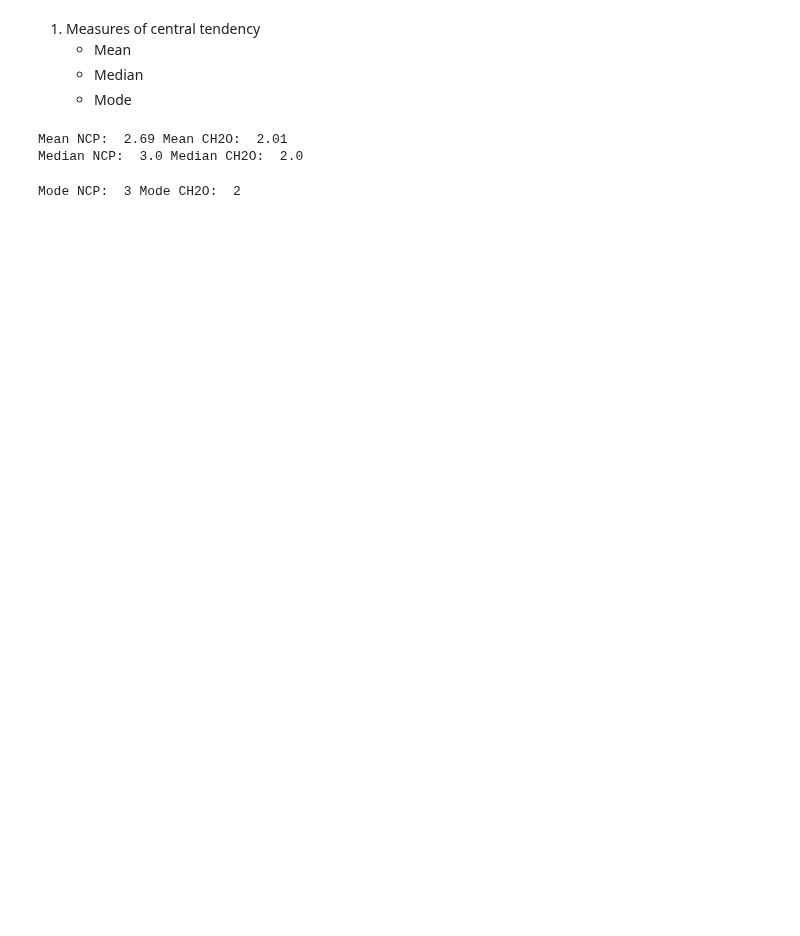
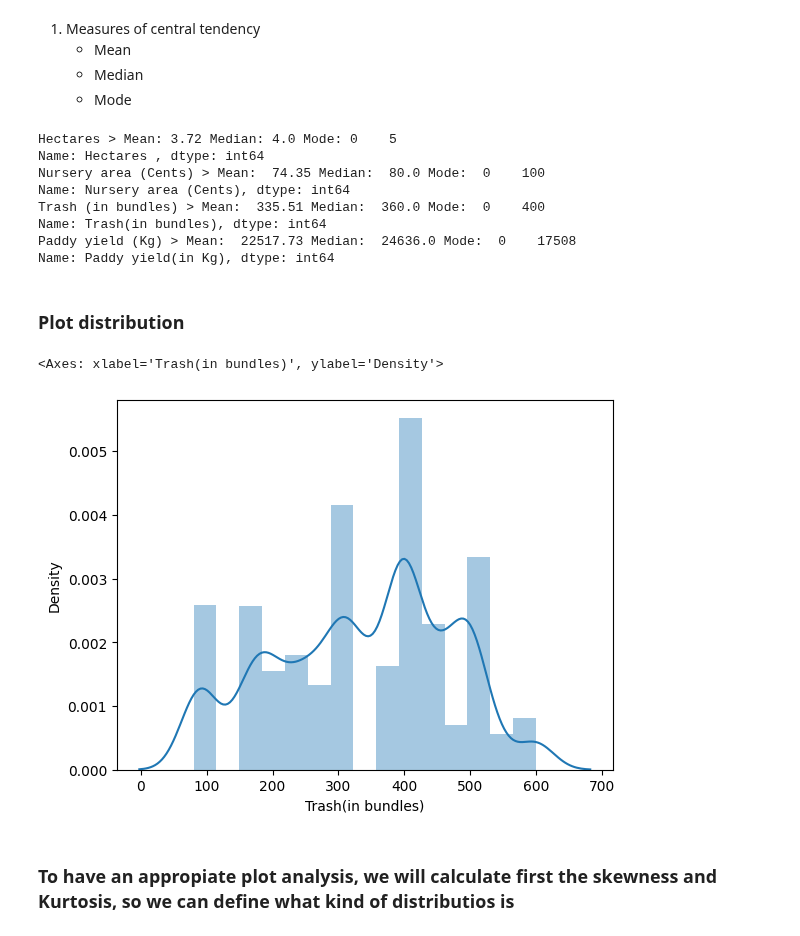
Before and after one commit to 2026726-dotcom/STDA, a Jupyter notebook: CA1.ipynb, the cells around one changed output. Cells and saved outputs as stored; diff of their text form; code cells hidden in the pictures; blank space fills up the shorter version.

Commit message:
skeewness & kurtosis

```diff
--- a/CA1.ipynb
+++ b/CA1.ipynb
@@ -118,27 +94,45 @@ data.describe() #This line gives a summary statistics of the numerical features.
     - Median
     - Mode
 # %%
-#Mean and Median for NCP and CH2O
-meanNCP = data["NCP"].mean()
-meanNCP = f"{meanNCP:.2f}"
-meanCH2O = data["CH2O"].mean()
-meanCH2O = f"{meanCH2O:.2f}"
-medianNCP = data["NCP"].median()
-medianCH2O = data["CH2O"].median()
+#Mean, Median & Mode for Hectares, Nursery area (Cents), Trash(in bundles) and Paddy yield(in Kg)
+#note: 1 cent = 40.47 metros cuadrados (m²) or 100 cents = 1 acre
+#mean = df['revenues'].mean()
 
-print('Mean NCP: ', meanNCP,'Mean CH2O: ', meanCH2O,'\n'
-      'Median NCP: ', medianNCP, 'Median CH2O: ', medianCH2O)
+#print(mean)
+
+meanHec = data["Hectares "].mean()
+meanHec = f"{meanHec:.2f}"   #to get only 2 decimals
+meanNA = data["Nursery area (Cents)"].mean()
+meanNA = f"{meanNA:.2f}"
+meanTrash = data["Trash(in bundles)"].mean()
+meanTrash = f"{meanTrash:.2f}"
+meanPY = data["Paddy yield(in Kg)"].mean()
+meanPY = f"{meanPY:.2f}"
+
+medianHec = data["Hectares "].median()
+medianNA = data["Nursery area (Cents)"].median()
+medianTrash = data["Trash(in bundles)"].median()
+medianPY = data["Paddy yield(in Kg)"].median()
+
+modeHec = data["Hectares "].mode()
+modeNA = data["Nursery area (Cents)"].mode()
+modeTrash = data["Trash(in bundles)"].mode()
+modePY = data["Paddy yield(in Kg)"].mode()
+
+
+print('Hectares > Mean:', meanHec,'Median:', medianHec, 'Mode:',modeHec ,'\n'
+      'Nursery area (Cents) > Mean: ', meanNA,'Median: ', medianNA, 'Mode: ',modeNA ,'\n'
+      'Trash (in bundles) > Mean: ', meanTrash,'Median: ', medianTrash, 'Mode: ',modeTrash ,'\n'
+      'Paddy yield (Kg) > Mean: ', meanPY,'Median: ', medianPY, 'Mode: ',modePY)
 # %% [output]
-Mean NCP:  2.69 Mean CH2O:  2.01
-Median NCP:  3.0 Median CH2O:  2.0
+Hectares > Mean: 3.72 Median: 4.0 Mode: 0    5
+Name: Hectares , dtype: int64
+Nursery area (Cents) > Mean:  74.35 Median:  80.0 Mode:  0    100
+Name: Nursery area (Cents), dtype: int64
+Trash (in bundles) > Mean:  335.51 Median:  360.0 Mode:  0    400
+Name: Trash(in bundles), dtype: int64
+Paddy yield (Kg) > Mean:  22517.73 Median:  24636.0 Mode:  0    17508
+Name: Paddy yield(in Kg), dtype: int64
-# %%
-#conversion float to integer
-
-#Mode for Age and TUE
-modeNCP = data['NCP'].mode()
-modeNCP = int(modeNCP)
-modeCH2O = data["CH2O"].mode()
-modeCH2O = int(modeCH2O)
-print('Mode NCP: ', modeNCP,'Mode CH2O: ', modeCH2O)
-# %% [output]
-Mode NCP:  3 Mode CH2O:  2
+# %% [markdown]
+
+### Plot distribution
@@ -144,0 +145,15 @@ Mode NCP:  3 Mode CH2O:  2
+# %%
+
+dataset = data['Trash(in bundles)']
+
+#dataset[int(dataset)]
+sns.distplot(dataset, bins=15, hist=True, kde=True, label = 'Trash(in bundles)')
+
+#sns.displot(dataset, label="Paddy yield(in Kg)", kde=True)
+
+#my_list[int(index)]
+# %% [output]
+<Axes: xlabel='Trash(in bundles)', ylabel='Density'>
+[figure, added]
+# %% [markdown]
+### To have an appropiate plot analysis, we will calculate first the skewness and Kurtosis, so we can define what kind of distributios is
```
Also changed, not shown: parts of 12 cells of this notebook, 3 other files.
